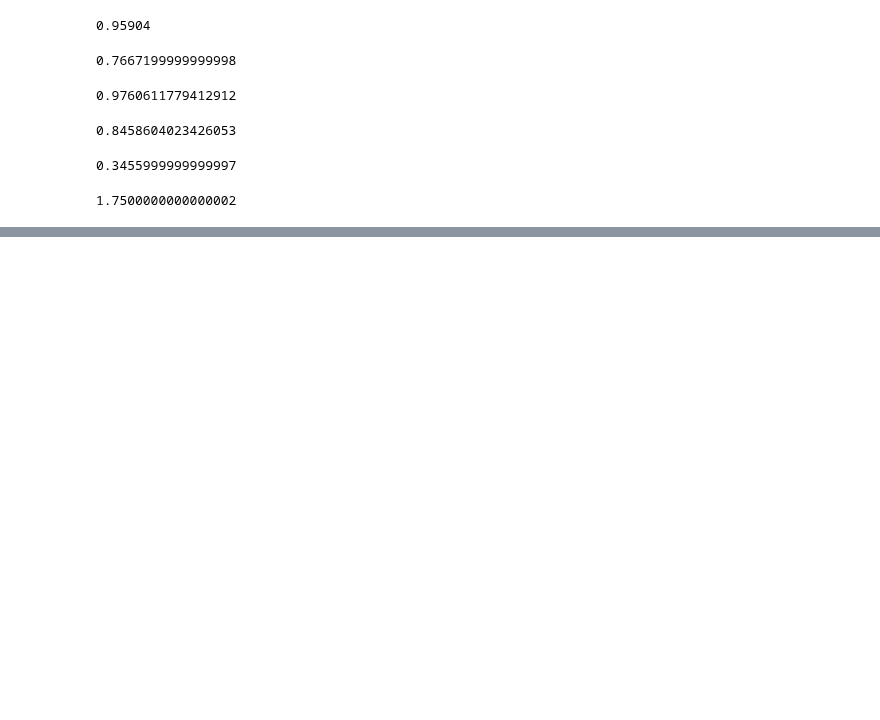
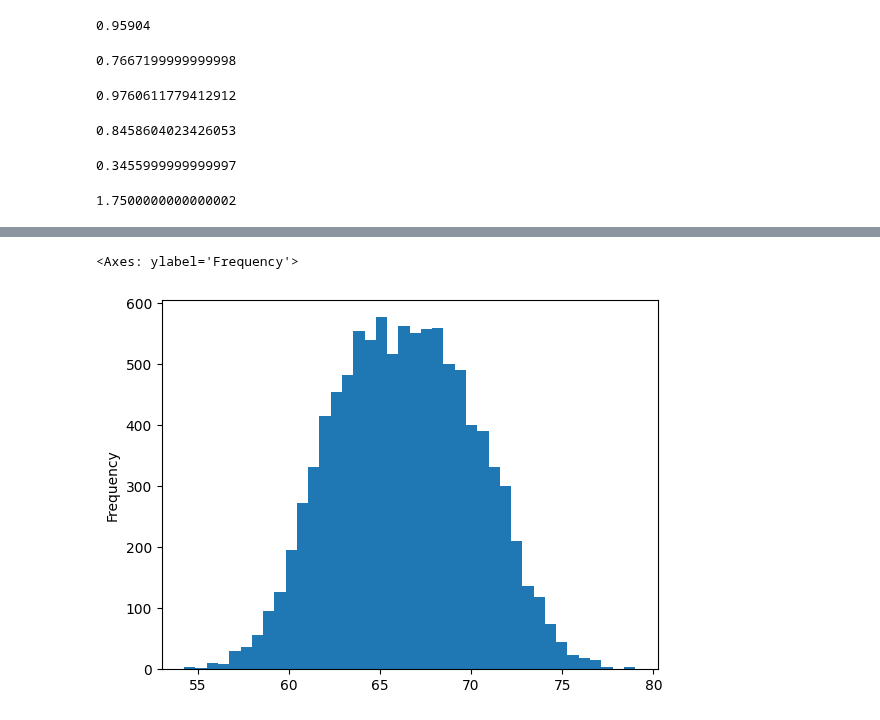
Before and after one commit to muralianamalatibco/pythonlearning, a Jupyter notebook: dist_1-1.ipynb, the cells around one changed output, grey strips where cells are left out. Cells and saved outputs as stored; diff of their text form; code cells hidden in the pictures; blank space fills up the shorter version.

```diff
--- a/dist_1-1.ipynb
+++ b/dist_1-1.ipynb
@@ -349,0 +372,5 @@ binom.pmf(n=5, k=3, p=.6)
+# %%
+df_height.plot.hist(bins=40)
+# %% [output]
+<Axes: ylabel='Frequency'>
+[figure, added]
```
Also changed, not shown: parts of 48 cells of this notebook.
